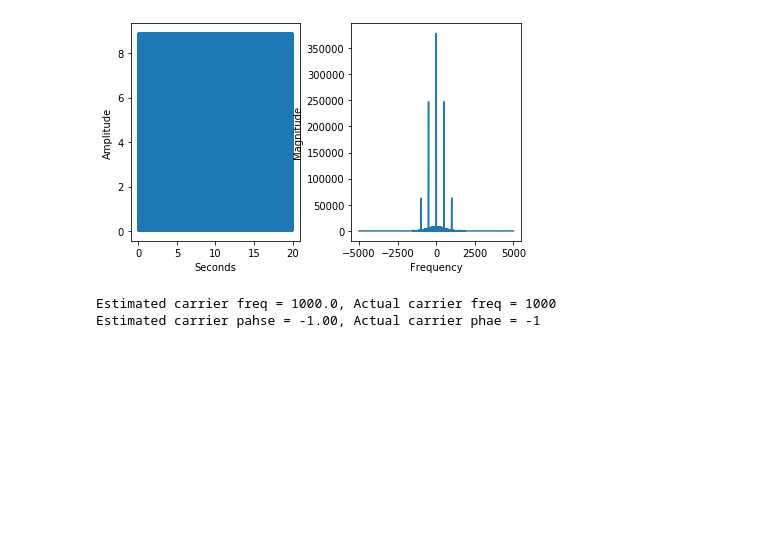
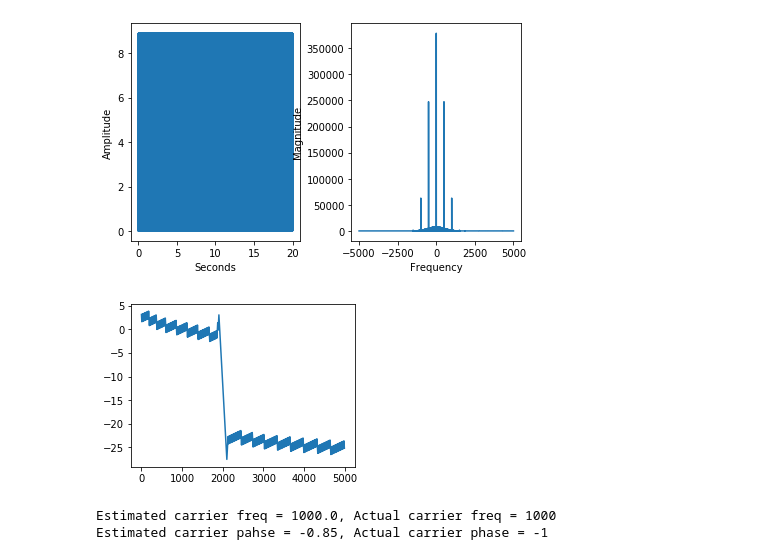
Before and after one commit to mohantyk/srd, a Jupyter notebook: Chap10.ipynb, the cells around one changed output. Drawn from its saved outputs; the diff is of its cells as text; code cells hidden in the pictures; blank space fills up the shorter version.

```diff
--- a/Chap10.ipynb
+++ b/Chap10.ipynb
@@ -89,22 +80,26 @@ plotspec(waveform**2, Ts);
 # %%
 squared_signal = modulated_suppr_carrier ** 2 # Use a square non-linearity
 # Create bandpass filter at twice the carrier frequency
 taps = 500
 Fs = 1/Ts
 band_edges = [0, 1900, 1950, 2050, 2100, 5000]
 damps = [0, 1, 0]
-b = signal.remez(taps, band_edges, damps, fs=Fs)
-preprocessed = signal.lfilter(b, 1, squared_signal)
+bpf = signal.remez(taps, band_edges, damps, fs=Fs)
+w, h = signal.freqz(bpf,1, fs=Fs)
+preprocessed = signal.lfilter(bpf, 1, squared_signal)
+plt.plot(w, np.unwrap(np.angle(h)));
+# %% [output]
+[figure, added]
 # %%
 # Now use the fft method
-fft_preprocessed = fft(preprocessed)
-max_idx = np.argmax(fft_preprocessed[:len(fft_preprocessed)//2])
-Fs = 1/Ts
-freq_range = Fs*np.arange(0, N*M//2)/(N*M)
-freq_at_max = freq_range[max_idx]
-phase_at_max = np.angle(fft_preprocessed[max_idx])
-print(f'Estimated carrier freq = {freq_at_max//2}, Actual carrier freq = {fc}')
-print(f'Estimated carrier pahse = {phase_at_max//2:.2f}, Actual carrier phae = {phi}')
+freq_2x, phase_2x_with_bpf = estimate_carrier_with_fft(preprocessed, Ts)
+freq = freq_2x/2
+# Account for BPF phase
+idx = np.abs(w - freq_2x).argmin()
+bpf_phase = np.angle(h[idx])
+phase = (phase_2x_with_bpf - bpf_phase)/2
+print(f'Estimated carrier freq = {freq}, Actual carrier freq = {fc}')
+print(f'Estimated carrier pahse = {phase:.2f}, Actual carrier phase = {phi}')
 # %% [output]
 Estimated carrier freq = 1000.0, Actual carrier freq = 1000
-Estimated carrier pahse = -1.00, Actual carrier phae = -1
+Estimated carrier pahse = -0.85, Actual carrier phase = -1
```
Also changed, not shown: parts of 5 cells of this notebook.
